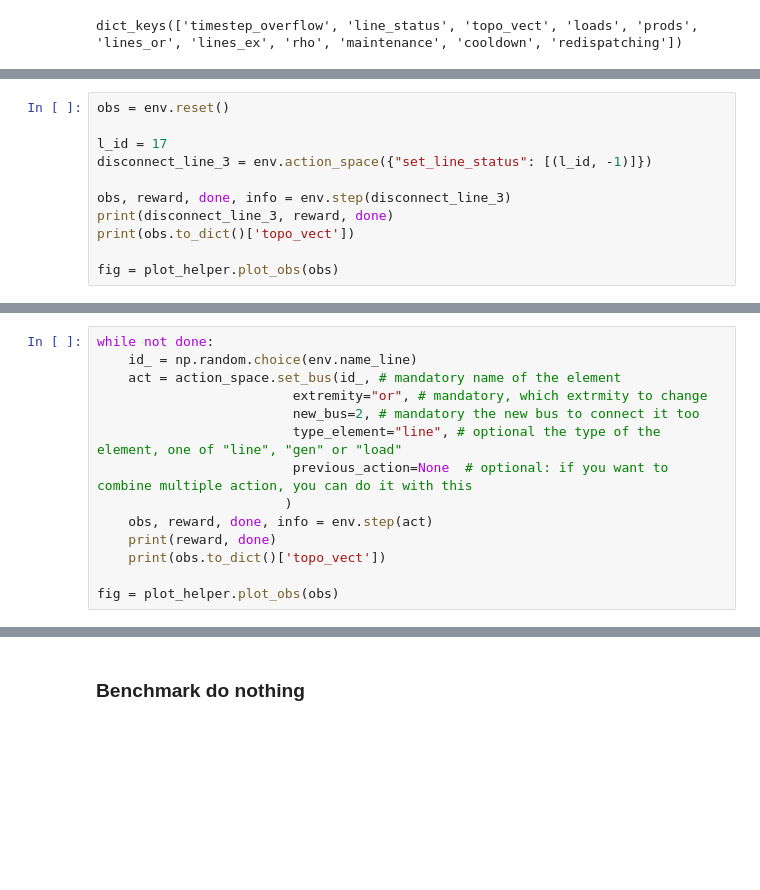
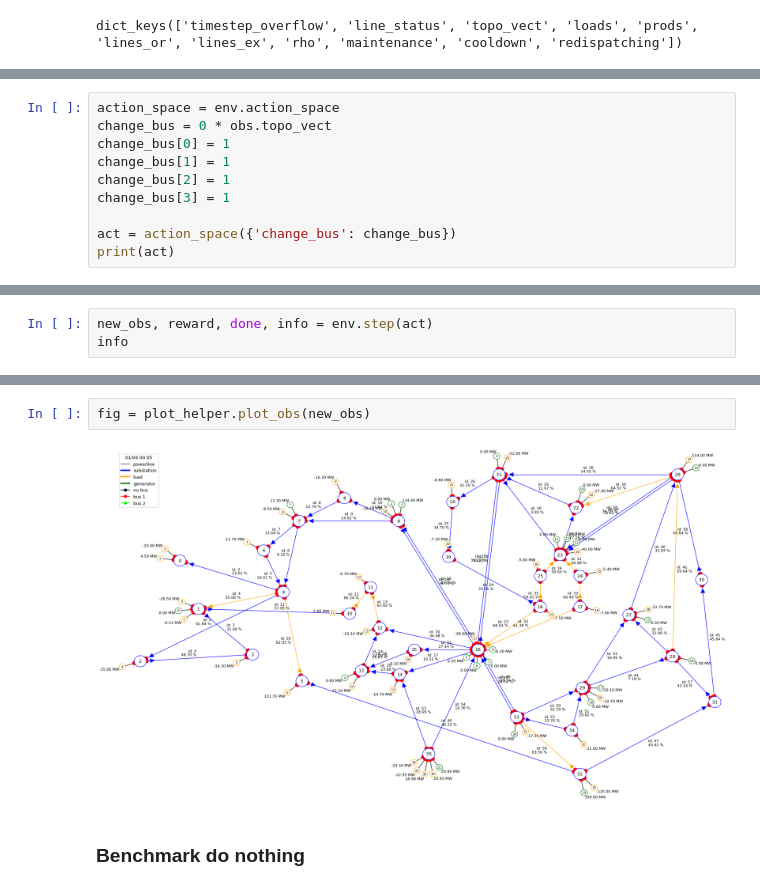
Before and after one commit to jajimer/l2rpn_challenge, a Jupyter notebook: notebooks/Entendiendo el problema.ipynb, the cells around one changed output, grey strips where cells are left out. Cells and saved outputs as stored; diff of their text form; blank space fills up the shorter version.

```diff
--- a/notebooks/Entendiendo el problema.ipynb
+++ b/notebooks/Entendiendo el problema.ipynb
@@ -93,11 +22,0 @@ len(ids)
-# %%
-obs = env.reset()
-
-l_id = 17
-disconnect_line_3 = env.action_space({"set_line_status": [(l_id, -1)]})
-
-obs, reward, done, info = env.step(disconnect_line_3)
-print(disconnect_line_3, reward, done)
-print(obs.to_dict()['topo_vect'])
-
-fig = plot_helper.plot_obs(obs)
@@ -121,14 +22,0 @@ This action will:
-# %%
-while not done:
-    id_ = np.random.choice(env.name_line)
-    act = action_space.set_bus(id_, # mandatory name of the element
-                         extremity="or", # mandatory, which extrmity to change
-                         new_bus=2, # mandatory the new bus to connect it too
-                         type_element="line", # optional the type of the element, one of "line", "gen" or "load"
-                         previous_action=None  # optional: if you want to combine multiple action, you can do it with this
-                        )
-    obs, reward, done, info = env.step(act)
-    print(reward, done)
-    print(obs.to_dict()['topo_vect'])
-
-fig = plot_helper.plot_obs(obs)
@@ -190,0 +181,10 @@ Total # of actions:  134163
+# %%
+action_space = env.action_space
+change_bus = 0 * obs.topo_vect
+change_bus[0] = 1
+change_bus[1] = 1
+change_bus[2] = 1
+change_bus[3] = 1
+
+act = action_space({'change_bus': change_bus})
+print(act)
@@ -190,0 +203,3 @@ Total # of actions:  134163
+# %%
+new_obs, reward, done, info = env.step(act)
+info
@@ -191,3 +223,7 @@ Total # of actions:  134163
+# %%
+fig = plot_helper.plot_obs(new_obs)
+# %% [output]
+[figure, added]
 # %% [markdown]
 ### Benchmark do nothing
 # %%
```
Also changed, not shown: parts of 34 cells of this notebook, 6 other files.
